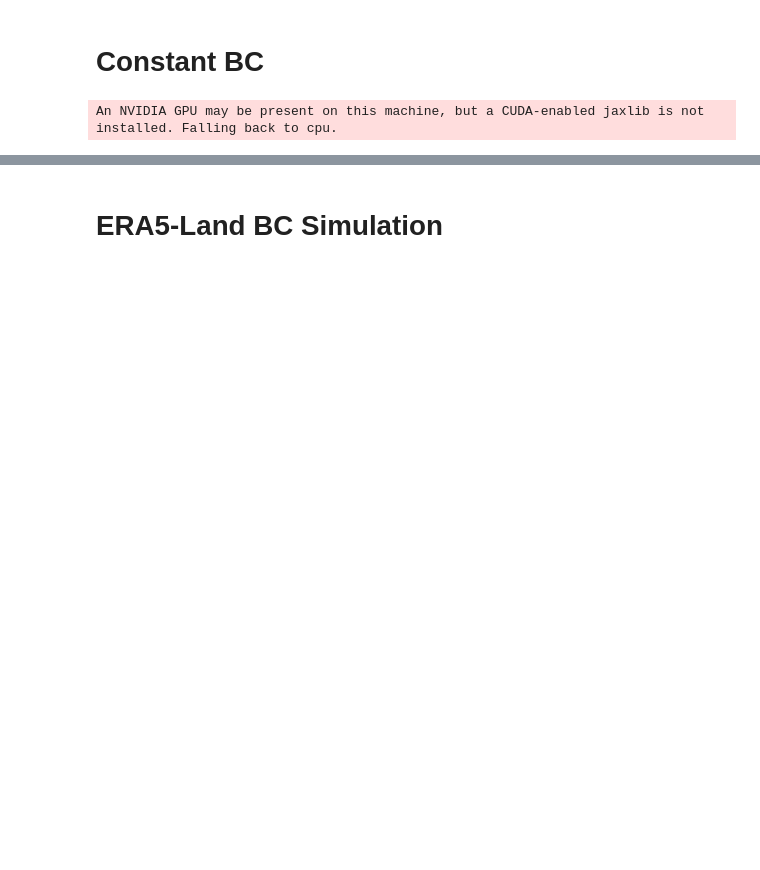
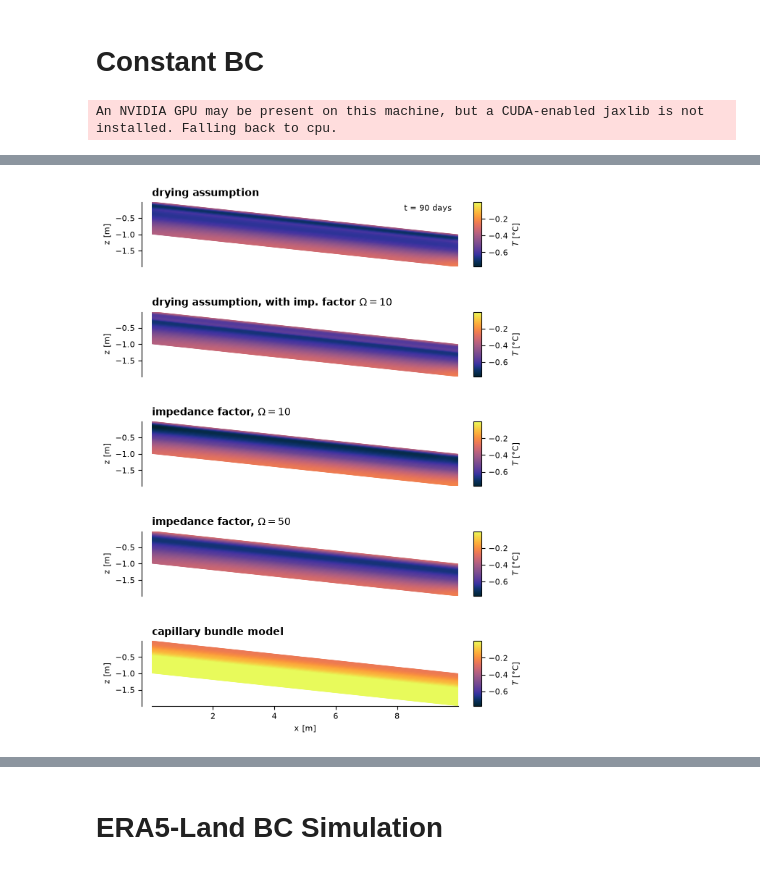
Before and after one commit to AnneMariaVera/CryoRich_AD, a Jupyter notebook: notebooks/Visualise_Results.ipynb, the cells around one changed output, grey strips where cells are left out. Cells and saved outputs as stored; diff of their text form; code cells hidden in the pictures; blank space fills up the shorter version.

```diff
--- a/notebooks/Visualise_Results.ipynb
+++ b/notebooks/Visualise_Results.ipynb
@@ -44,0 +62,5 @@ fig.savefig("../figures/Simulations_Paper/Constant/const_cum_flow.png", dpi=300)
+# %%
+fig, axes = plotting_utils.plot_T_grid(constant_dbs, index, field_key="T_total",figsize=(15*cm,19.41*cm))
+fig.savefig(f"../figures/Simulations_Paper/Constant/constant_{index//12}d_T.png", dpi=600)
+# %% [output]
+[figure, added]
```
Also changed, not shown: parts of 17 cells of this notebook, 20 other files.
